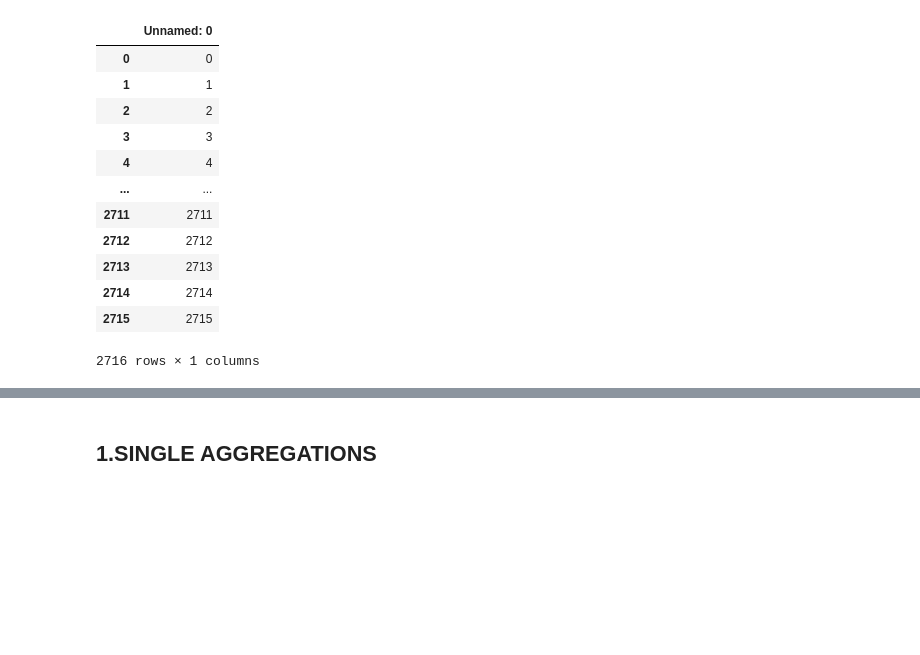
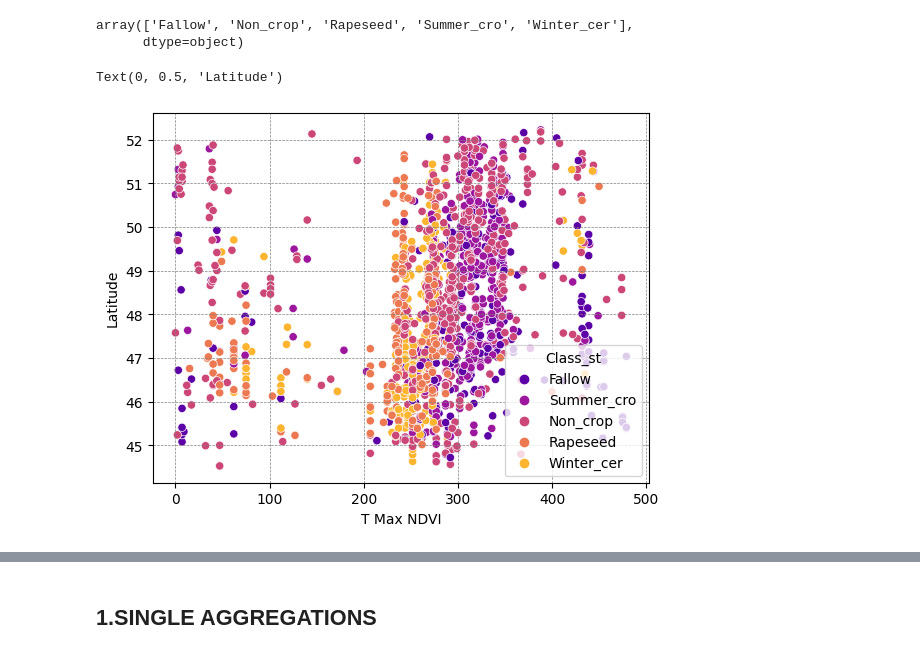
Before and after one commit to abhishek-kashyap-4/CTM, a Jupyter notebook: EDA/EDA2.ipynb, the cells around one changed output, grey strips where cells are left out. Cells and saved outputs as stored; diff of their text form; code cells hidden in the pictures; blank space fills up the shorter version.

```diff
--- a/EDA/EDA.ipynb
+++ b/EDA/EDA2.ipynb
@@ -84,18 +22,2 @@ df3
-# %%
-numeric_df_cols = EDA_Functions.get_numeric_columns(df)
-numeric_df  = df[numeric_df_cols]
-numeric_df
-# %% [output]
-|  | Unnamed: 0 |
-| 0 | 0 |
-| 1 | 1 |
-| 2 | 2 |
-| 3 | 3 |
-| 4 | 4 |
-| ... | ... |
-| 2711 | 2711 |
-| 2712 | 2712 |
-| 2713 | 2713 |
-| 2714 | 2714 |
-| 2715 | 2715 |
-2716 rows × 1 columns
+# %%
+df = pd.merge(df,hm , how ='inner' , on = 'Unique_Id')
@@ -101,0 +36,48 @@ numeric_df
+# %%
+# Getting latitude
+
+new = []
+for val in df['.geo']:
+    da = json.loads(val)
+    if('coordinates'  in da): # Different way the geometry is stored.
+        fir = da['coordinates'][0]
+        try:  # There are different shapes.
+            da = shapely.centroid(shapely.Polygon(da['coordinates'][0]))
+        except:
+            da = shapely.centroid(shapely.Polygon(da['coordinates'][0][0]))
+        new.append([da.x , da.y])
+    else:
+        take = da['geometries']
+        okay = False
+        for shot  in take:
+            if(shot['type'] == 'Polygon'):
+                da = shapely.centroid(shapely.Polygon(shot['coordinates'][0]))
+                new.append([da.x , da.y])
+                okay = True
+                break
+        if(not okay):
+            print([shot['type'] for short in take])
+            raise Exception("Polygon not found")
+
+df['centroid'] = new
+df['lat'] = df['centroid'].apply(lambda x: x[1])
+df['lat'] = df['lat'].apply(lambda x: round(x , 2))
+# %%
+np.unique(df.Class_st)
+# %% [output]
+array(['Fallow', 'Non_crop', 'Rapeseed', 'Summer_cro', 'Winter_cer'],
+      dtype=object)
+# %%
+#df0 =  df[df.Class_st == 'Rapeseed']
+df0 = df.copy()
+x = df0['lon']
+y = df0['lat']
+
+plt.grid(color='gray', linestyle='--', linewidth=0.5)
+#plt.scatter( x , y ,marker = 'x')
+sns.scatterplot(data = df0 ,x='t_max_NDVI',y='lat',hue='Class_st',palette='plasma')
+plt.xlabel("T Max NDVI")
+plt.ylabel("Latitude")
+# %% [output]
+Text(0, 0.5, 'Latitude')
+[figure, added]
```
Also changed, not shown: parts of 9 cells of this notebook, 13 other files.
